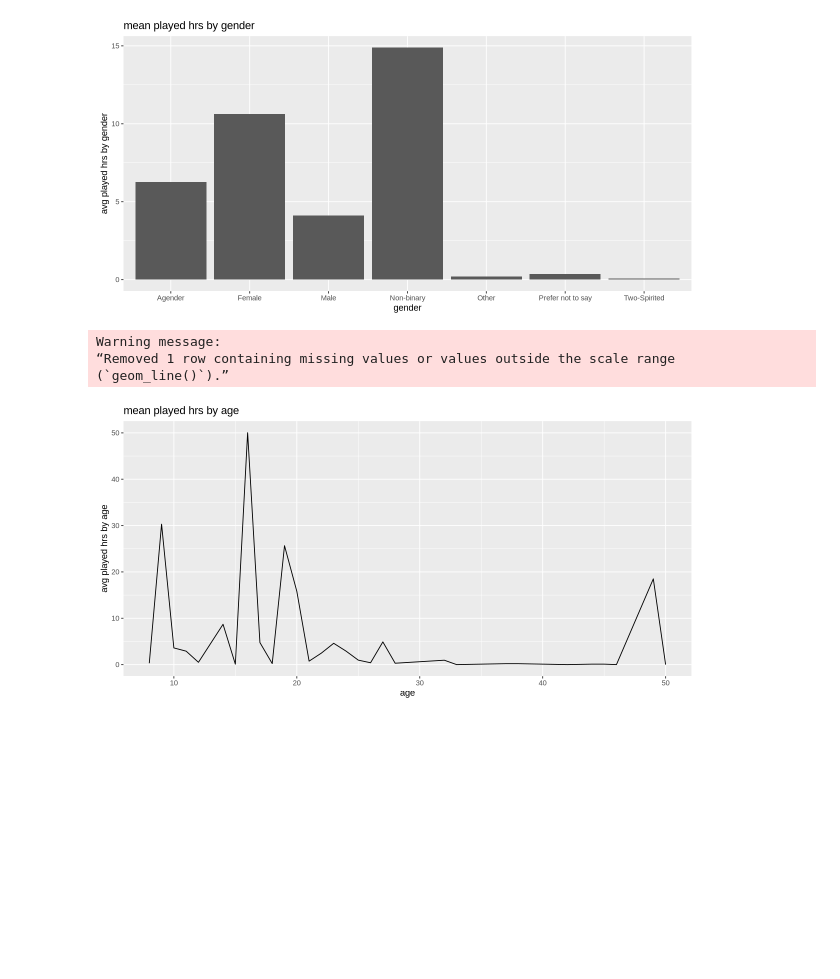
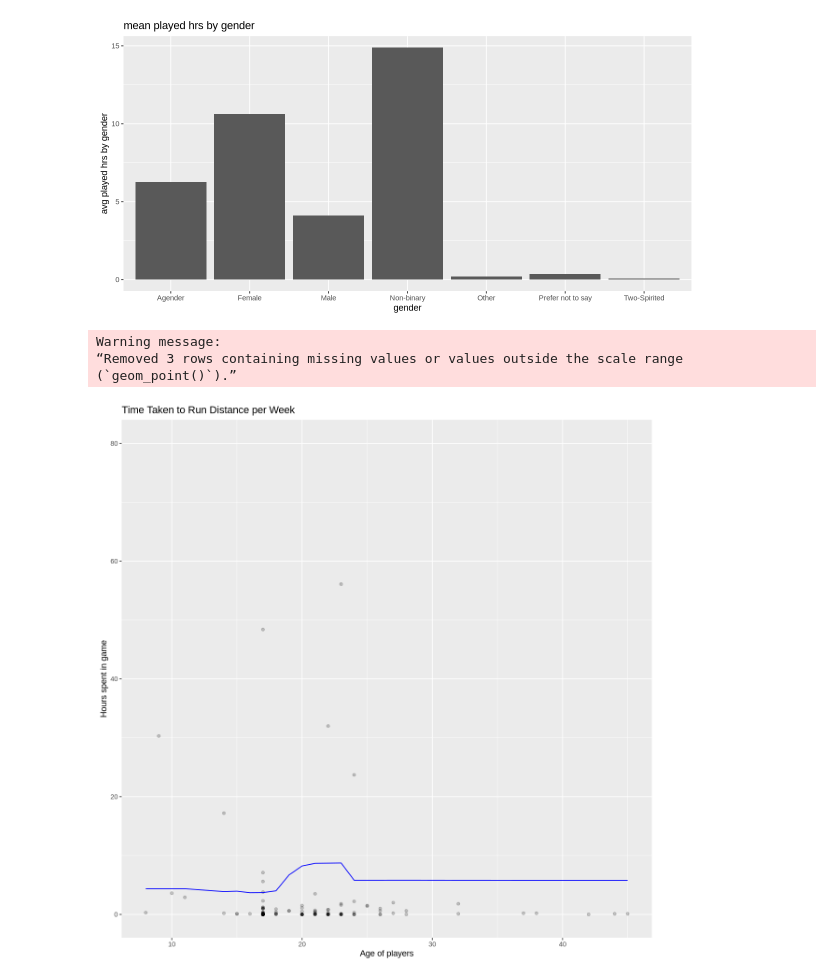
Before and after one commit to AnaSri-DSCI/dsci-100-2025-group-005-18, a Jupyter notebook: DSCI_Final_Project.ipynb, the cells around one changed output. Saved outputs shown, nothing was run; the diff lists cells and outputs as text; code cells hidden in the pictures; blank space fills up the shorter version.

Commit message:
graph

```diff
--- a/DSCI_Final_Project.ipynb
+++ b/DSCI_Final_Project.ipynb
@@ -19,7 +34,10 @@ players <- read_csv("https://raw.githubusercontent.com/AnaSri-DSCI/dsci-100-2025
 players
 
 players_select <- players |>
-    select(experience, played_hours, Age)
+    select(experience, played_hours, Age)|>
+    filter(!is.na(Age))
+players_select
+
 
 
 players_split <- initial_split(players_select, prop = 0.75, strata = played_hours)
@@ -279,18 +285,20 @@ played_hrs_mean_gender_plot
 # %% [output]
 [figure]
 # %%
-played_hrs_mean_age <- players |>
-    select(Age, played_hours) |>
-    group_by(Age) |>
-    summarize(avg_played_hrs_age = mean(played_hours))
+options(repr.plot.width=10, repr.plot.height=10)
+players_pred <- predict(players_best_fit, players_training) |>
+                bind_cols(players_training)
 
-played_hrs_mean_age_plot <- played_hrs_mean_age |>
-    ggplot(aes(x = Age, y = avg_played_hrs_age)) +
-           geom_line() +
-           labs(x = "age", y = "avg played hrs by age", title = "mean played hrs by age")
-played_hrs_mean_age_plot
+
+players_plot <- players_pred |>
+    ggplot(aes(x = Age, y = played_hours)) +
+    geom_point(alpha=0.2) +
+    geom_line(mapping = aes(x = Age, y = .pred), color = "blue") +
+    labs(x = "Age of players", y = "Hours spent in game", title = "Time Taken to Run Distance per Week ")+
+    ylim(0,80)
+players_plot
 # %% [output]
 Warning message:
-“Removed 1 row containing missing values or values outside the scale range
-(`geom_line()`).”
+“Removed 3 rows containing missing values or values outside the scale range
+(`geom_point()`).”
-[figure, old version]
+[figure, new version]
```
Also changed, not shown: parts of 7 cells of this notebook.
